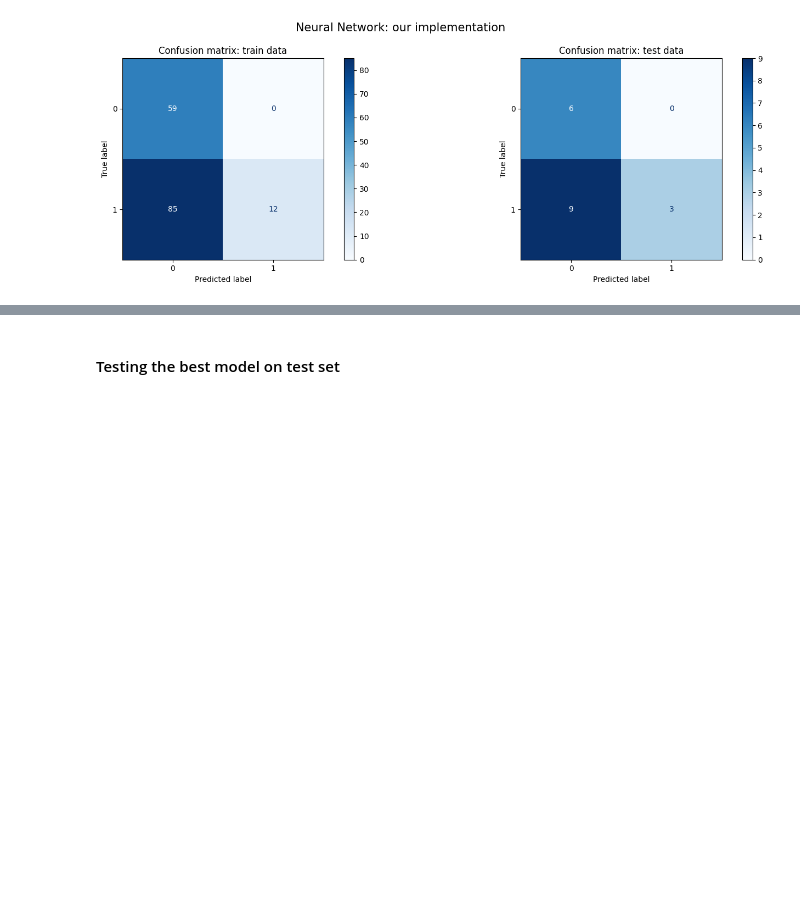
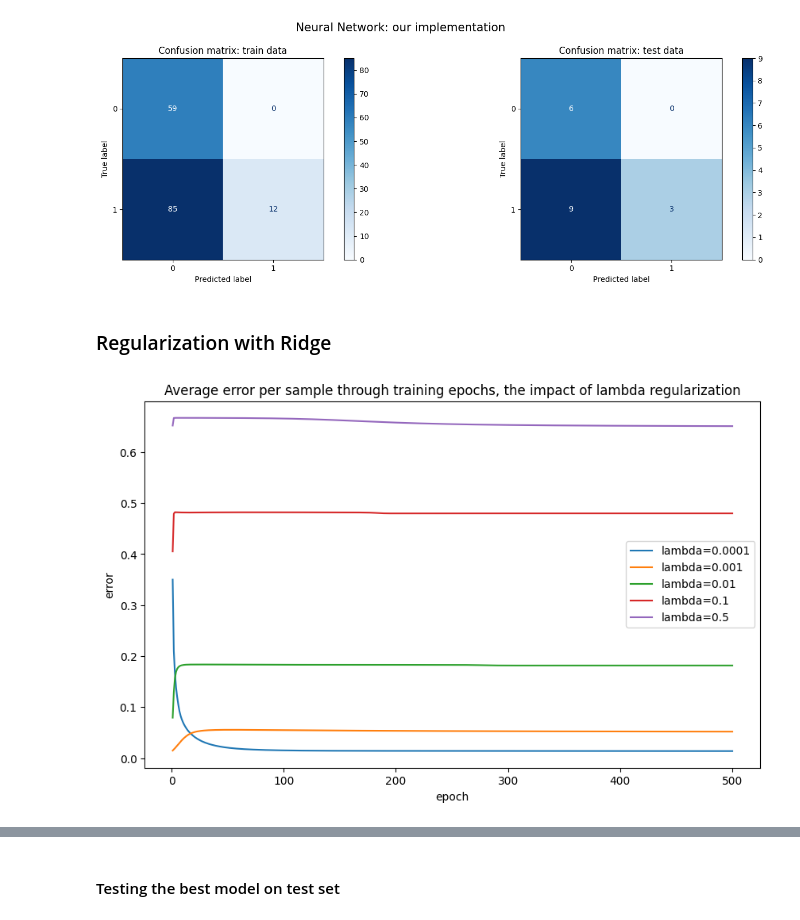
Before and after one commit to nadiaverdha/MachineLearningEx2, a Jupyter notebook: Ex2_kaggle.ipynb, the cells around one changed output, grey strips where cells are left out. Saved outputs shown, nothing was run; the diff lists cells and outputs as text; code cells hidden in the pictures; blank space fills up the shorter version.

```diff
--- a/Ex2_kaggle.ipynb
+++ b/Ex2_kaggle.ipynb
@@ -205,3 +205,34 @@ Precision on train:  1.0
 Precision on test:  1.0
 ##################################################
 [figure]
+# %% [markdown]
+### Regularization with Ridge
+# %%
+seed = 1234
+net = Network()
+net.add(FCLayer(16, 10,seed=seed))
+net.add(ActivationLayer(tanh, tanh_prime))
+net.add(FCLayer(10, 2, seed=seed))
+net.add(ActivationLayer(softmax, softmax_prime))
+
+plt.figure(figsize=(10, 6))
+plt.xlabel('epoch')
+plt.ylabel('error')
+plt.title('Average error per sample through training epochs, the impact of lambda regularization')
+
+lambda_vect = np.array([0.0001, 0.001, 0.01, 0.1, 0.5])
+k = len(lambda_vect)
+
+for i in range(0, k):
+    # print(i)
+    # train
+    net.use(categorical_cross_entropy, categorical_cross_entropy_prime)
+    l = lambda_vect[i]
+    err_vect = net.fit_plus_ridge(X_train, y_train, epochs=500, learning_rate=0.1, reg_lambda = l)
+
+    plt.plot(np.arange(1, len(err_vect)+1, 1), err_vect, '-', label='lambda='+str(l))
+
+plt.legend()
+plt.show()
+# %% [output]
+[figure, added]
```
Also changed, not shown: parts of 7 cells of this notebook, 1 other file.
